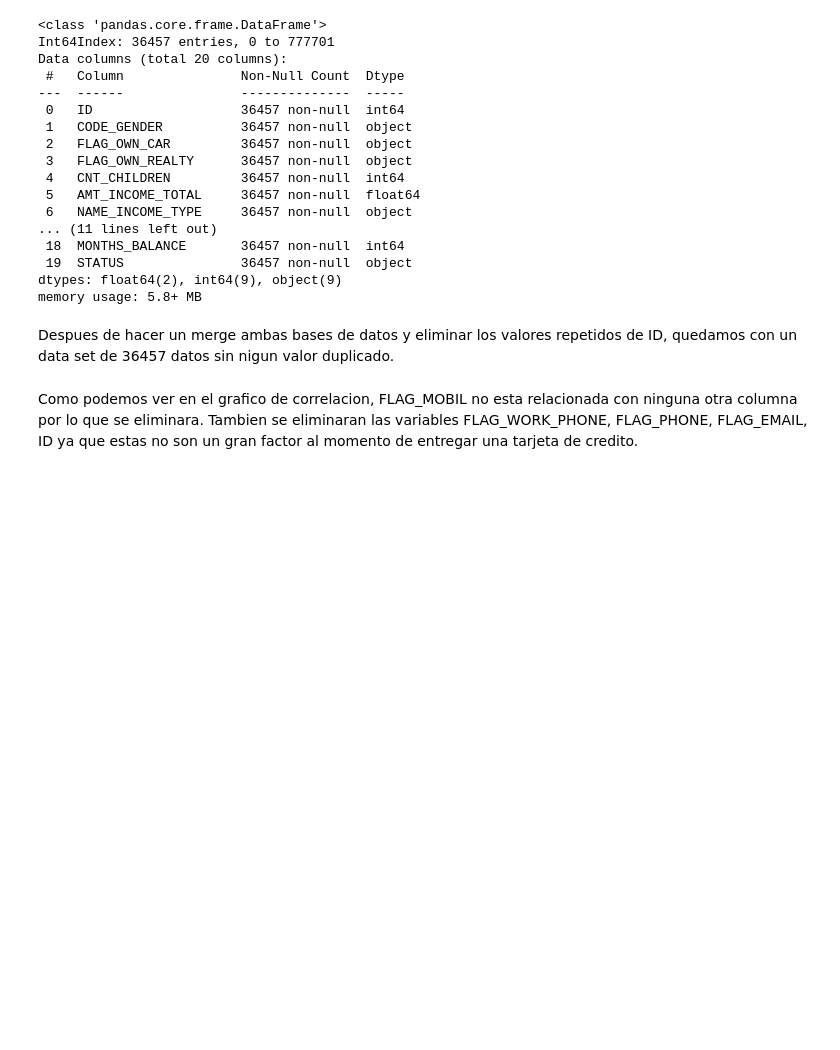
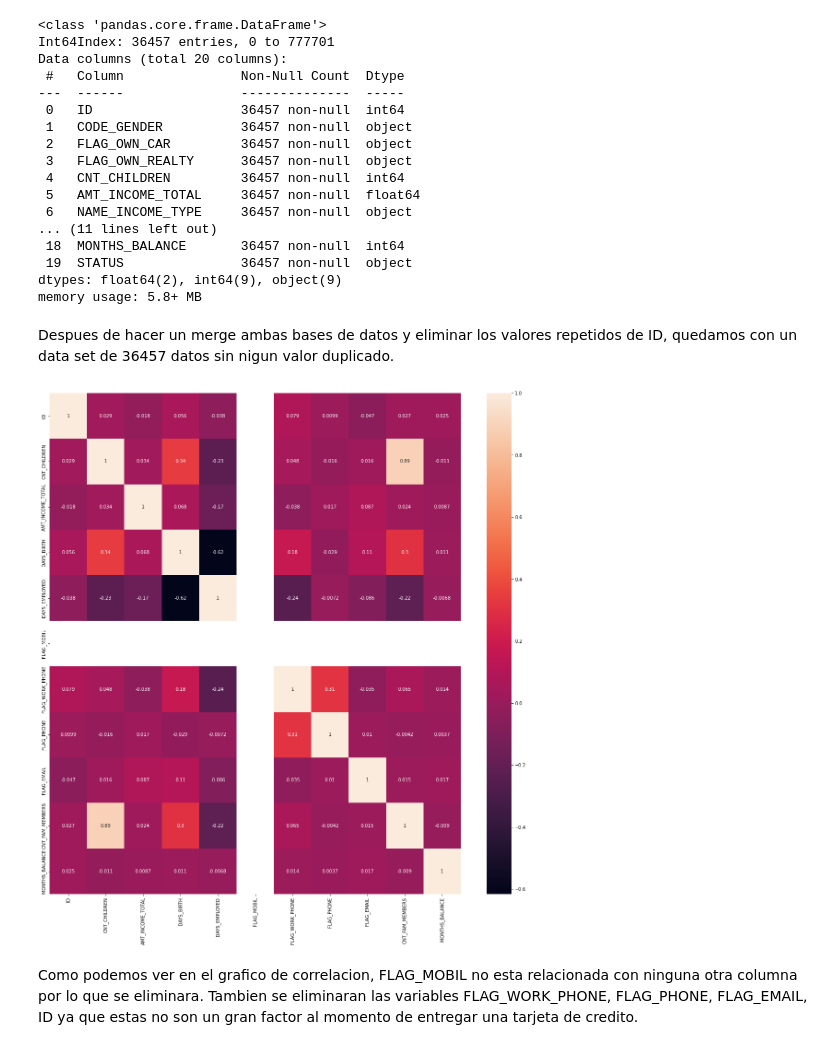
Before and after one commit to eolo-ws/proyecto-2-mineria-de-datos, a Jupyter notebook: proyecto-2-mineria-grupo-5.ipynb, the cells around one changed output. Cells and saved outputs as stored; diff of their text form; code cells hidden in the pictures; blank space fills up the shorter version.

```diff
--- a/proyecto-2-mineria-grupo-5.ipynb
+++ b/proyecto-2-mineria-grupo-5.ipynb
@@ -218,6 +218,12 @@ dtypes: float64(2), int64(9), object(9)
 memory usage: 5.8+ MB
 # %% [markdown]
 Despues de hacer un merge ambas bases de datos y eliminar los valores repetidos de ID, quedamos con un data set de 36457 datos sin nigun valor duplicado.
+# %%
+plt.figure(figsize=(20,20))
+sns.heatmap(data.corr(), annot=True)
+plt.show()
+# %% [output]
+[figure, added]
 # %% [markdown]
 Como podemos ver en el grafico de correlacion, FLAG_MOBIL no esta relacionada con ninguna otra columna por lo que se eliminara.
 Tambien se eliminaran las variables FLAG_WORK_PHONE, FLAG_PHONE, FLAG_EMAIL, ID ya que estas no son un gran factor al momento de entregar una tarjeta de credito.
```
